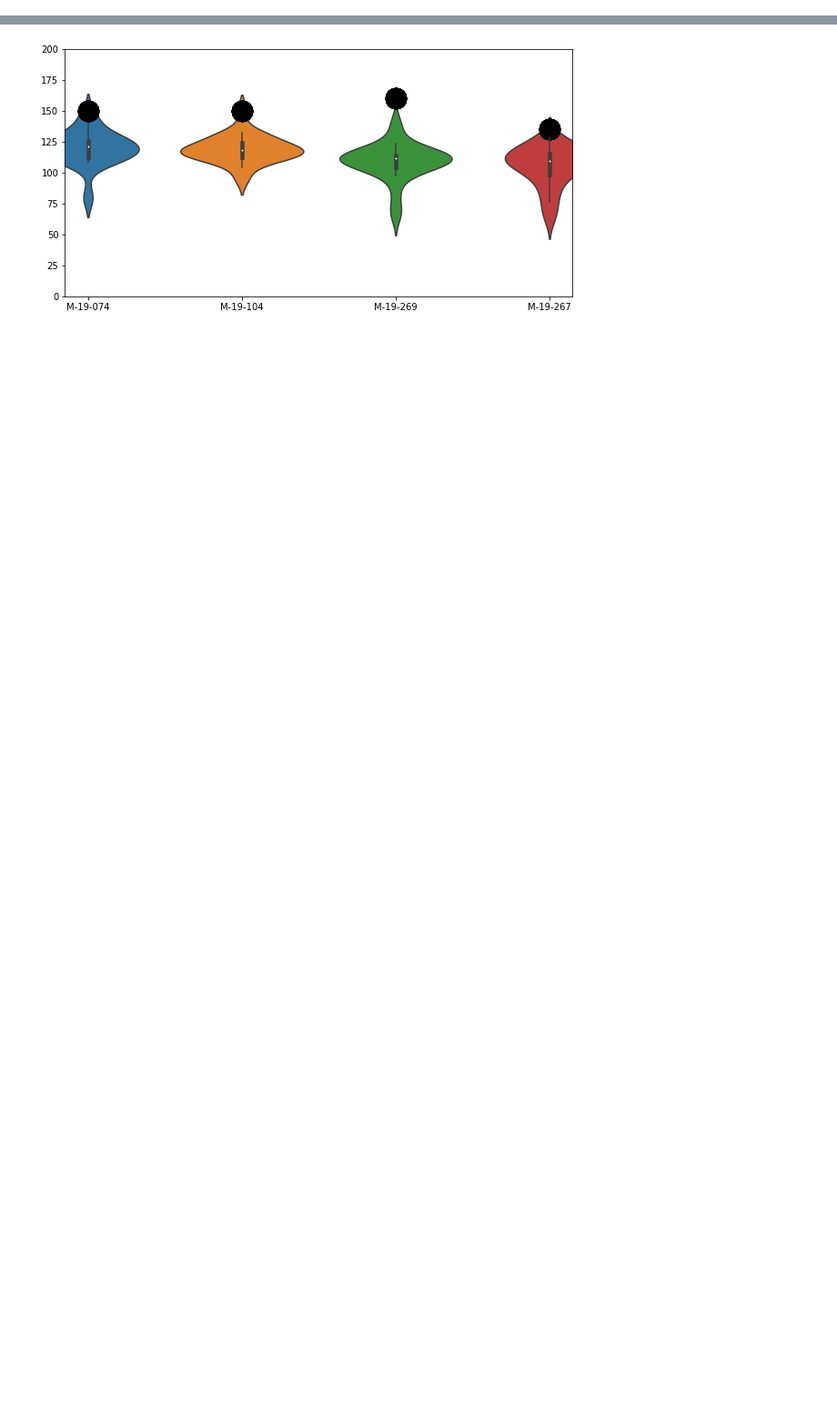
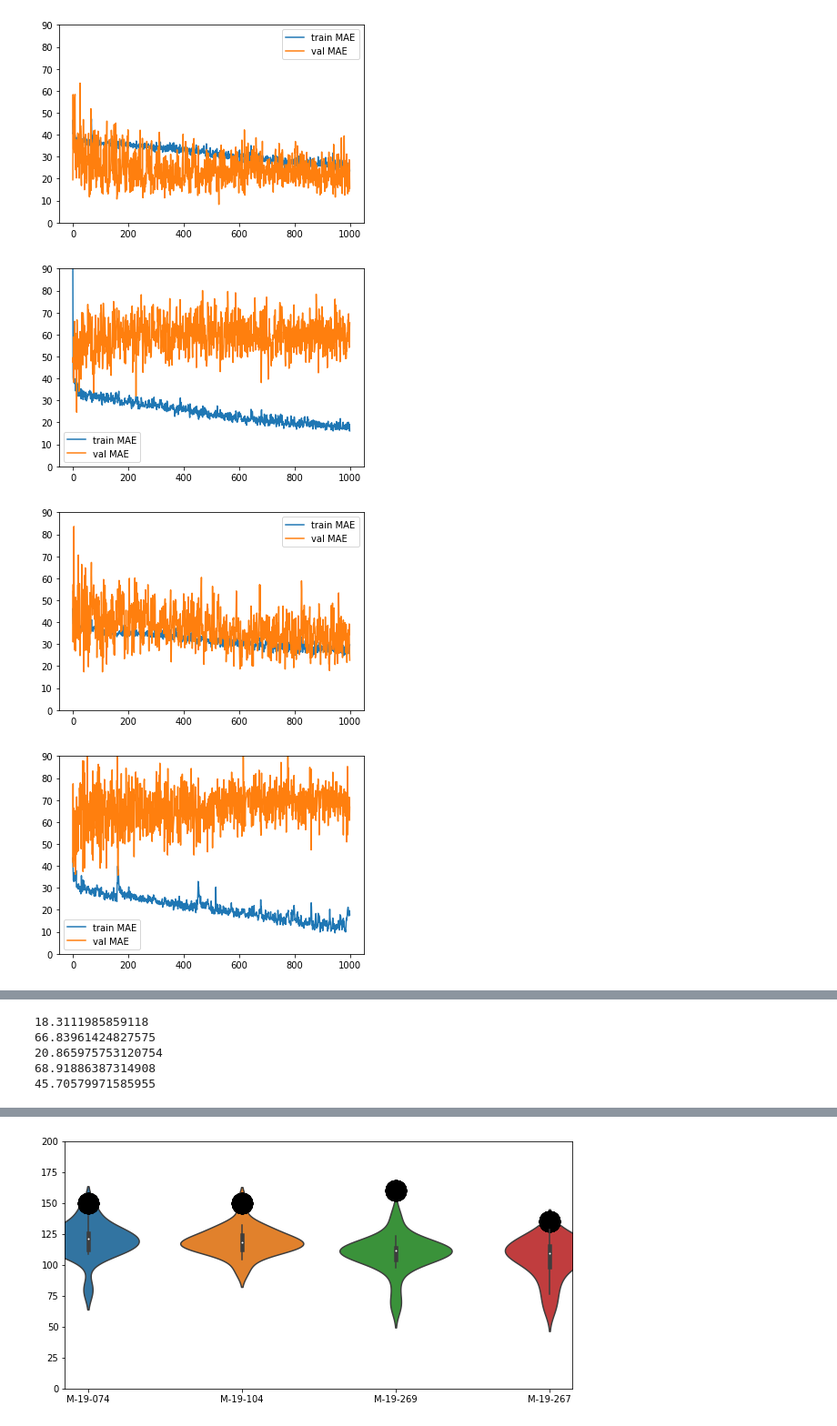
Before and after one commit to SabrinaRichter/thermal_barrierlife_prediction, a Jupyter notebook: notebooks/EnsembleTraining.ipynb, the cells around one changed output, grey strips where cells are left out. Shown at 91% size. Saved outputs shown, nothing was run; the diff lists cells and outputs as text; code cells hidden in the pictures; blank space fills up the shorter version.

Commit message:
updated ensemble notebook

```diff
--- a/notebooks/EnsembleTraining.ipynb
+++ b/notebooks/EnsembleTraining.ipynb
@@ -52,0 +59,12 @@ Epoch 2000/2000
+# %%
+for model in ensemble.res:
+    plt.plot(model['estim'].history['mean_absolute_error'], label='train MAE')
+    plt.plot(model['estim'].history['val_mean_absolute_error'], label='val MAE')
+    plt.ylim(0, 90)
+    plt.legend()
+    plt.show()
+# %% [output]
+[figure, added]
+[figure, added]
+[figure, added]
+[figure, added]
@@ -52,0 +72,11 @@ Epoch 2000/2000
+# %%
+ensemble.evaluate_models(runs=100)
+for res in ensemble3.res:
+    estim=res['estim']
+    print(estim.performance_report['mean_absolute_error'])
+# %% [output]
+18.3111985859118
+66.83961424827575
+20.865975753120754
+68.91886387314908
+45.70579971585955
```
Also changed, not shown: parts of 10 cells of this notebook, 3 other files.
